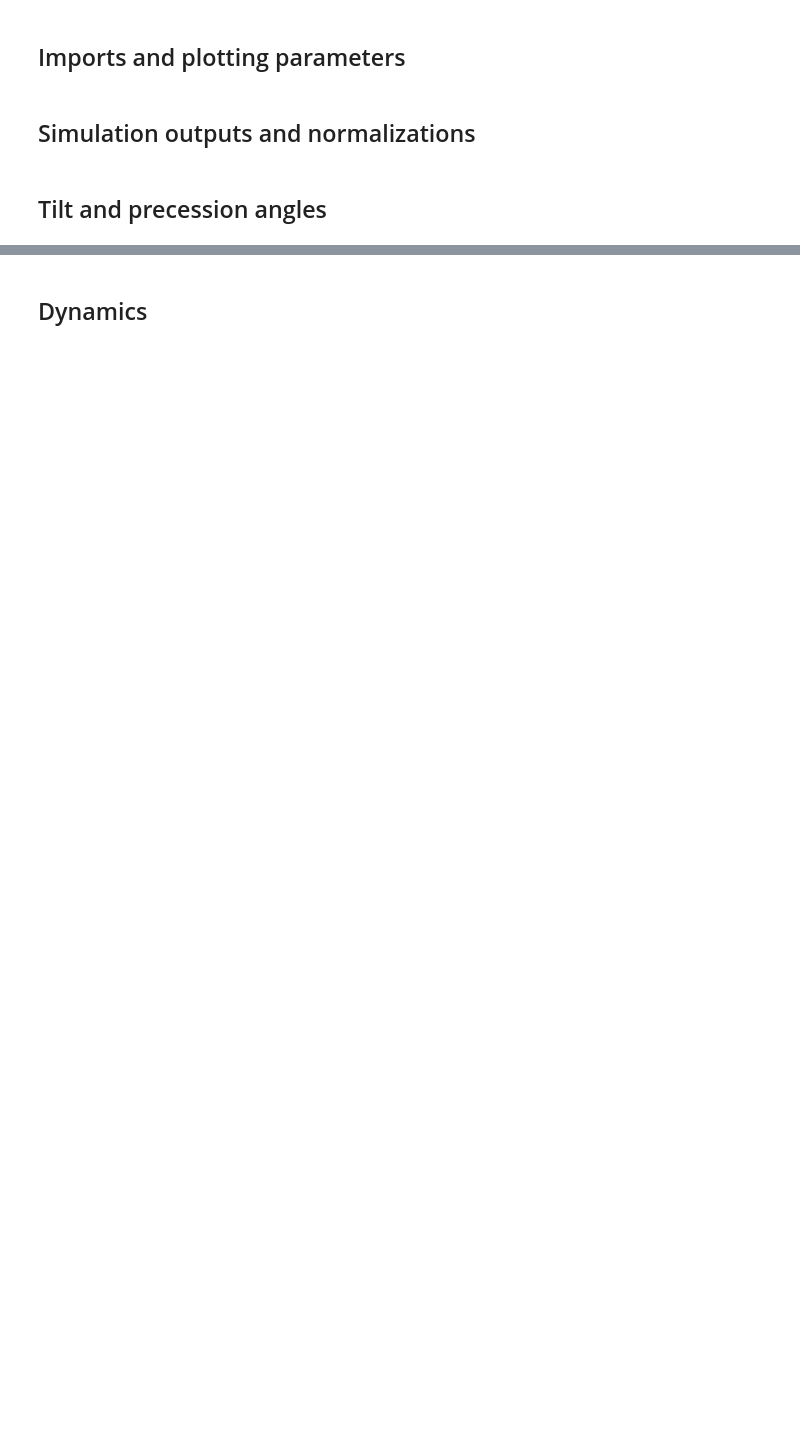
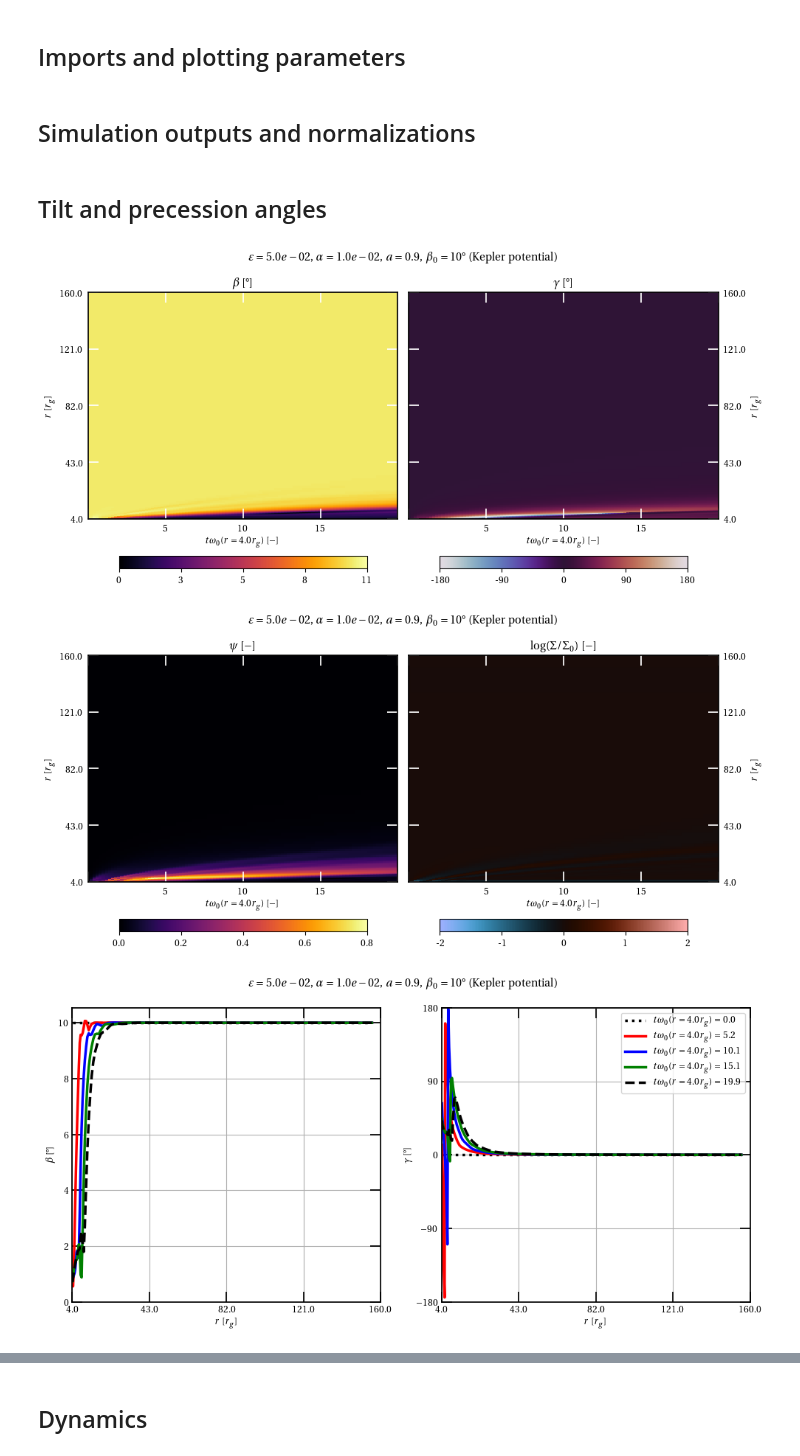
Before and after one commit to geoffreyakb/BP-HD, a Jupyter notebook: postproc.ipynb, the cells around one changed output, grey strips where cells are left out. Saved outputs shown, nothing was run; the diff lists cells and outputs as text; code cells hidden in the pictures; blank space fills up the shorter version.

```diff
--- a/postproc.ipynb
+++ b/postproc.ipynb
@@ -40,7 +40,7 @@ if gravity == "Kepler":
 elif gravity == "Einstein":
     grad_Phi = 1/r_norm**2 + 6/r_norm**3
 omega_orbit = np.sqrt(r_norm * grad_Phi) / (2*np.pi*r_norm)
-n_orbit = 1500
+n_orbit = 20
 t *= omega_orbit
 T, R = np.meshgrid(t, r, indexing="ij")
 
@@ -98,10 +98,10 @@ ax = axs[1]
 ax.set_title(r"$\gamma$ $[$°$]$")
 buff = 180
 ticks = np.linspace(-buff, buff, 5)
-pc0 = ax.pcolormesh(T, R, gamma, cmap="berlin", vmin=-buff, vmax=buff)
+pc0 = ax.pcolormesh(T, R, gamma, cmap="twilight", vmin=-buff, vmax=buff)
 formats = tkr.FormatStrFormatter('%.0f')
 cbar = fig.colorbar(pc0, ax=ax, location="bottom", pad=pad, shrink=shrink, format=formats, ticks=ticks)
-ax.tick_params(axis='both', direction='in', color='black', width=w, length=l, pad=lpad)
+ax.tick_params(axis='both', direction='in', color='white', width=w, length=l, pad=lpad)
 ax.set_facecolor("black")
 ax.set_xlabel(rf"$t\omega_0(r={r_norm}r_g)$ $[-]$")
 ax.set_ylabel(r"$r$ $[r_g]$", labelpad=lpad)
@@ -163,10 +163,10 @@ ticks = np.linspace(-2, 2, 5)
 Sigma_PLOT = np.zeros_like(Sigma)
 for n in range(t.size):
     Sigma_PLOT[n,:] = Sigma[n,:] / Sigma[0,:]
-pc0 = ax.pcolormesh(T, R, np.log10(Sigma_PLOT), cmap="Spectral_r", vmin=-2, vmax=2)
+pc0 = ax.pcolormesh(T, R, np.log10(Sigma_PLOT), cmap="berlin", vmin=-2, vmax=2)
 formats = tkr.FormatStrFormatter('%.0f')
 cbar = fig.colorbar(pc0, ax=ax, location="bottom", pad=pad, shrink=shrink, format=formats, ticks=ticks)
-ax.tick_params(axis='both', direction='in', color='black', width=w, length=l, pad=lpad)
+ax.tick_params(axis='both', direction='in', color='white', width=w, length=l, pad=lpad)
 ax.set_facecolor("black")
 ax.set_xlabel(rf"$t\omega_0(r={r_norm}r_g)$ $[-]$")
 ax.set_ylabel(r"$r$ $[r_g]$", labelpad=lpad)
@@ -203,11 +203,11 @@ n4 = -1
 fig, axs = plt.subplots(1, 2, figsize=(10, 5))
 
 ax = axs[0]
-ax.plot(r, beta[n0,:], color="black", linestyle="dotted")
-ax.plot(r, beta[n1,:], color="red")
-ax.plot(r, beta[n2,:], color="blue")
-ax.plot(r, beta[n3,:], color="green")
-ax.plot(r, beta[n4,:], color="black", linestyle="dashed")
+ax.plot(r, beta[n0,:], color="black", linestyle="dotted", linewidth=2.5)
+ax.plot(r, beta[n1,:], color="red", linewidth=2.5)
+ax.plot(r, beta[n2,:], color="blue", linewidth=2.5)
+ax.plot(r, beta[n3,:], color="green", linewidth=2.5)
+ax.plot(r, beta[n4,:], color="black", linestyle="dashed", linewidth=2.5)
 ax.set_xlim((r_min, r_max))
 xplot = np.linspace(r_min, r_max, 5)
 xl = [f"{i:.1f}" for i in xplot]
@@ -222,11 +222,11 @@ for spine in ax.spines.values():
 ax.grid()
 
 ax = axs[1]
-ax.plot(r, gamma[n0,:], color="black", linestyle="dotted", label=rf"$t\omega_0(r = {r_norm}r_g) =$ {t[n0]:.1f}")
-ax.plot(r, gamma[n1,:], color="red", label=rf"$t\omega_0(r = {r_norm}r_g) =$ {t[n1]:.1f}")
-ax.plot(r, gamma[n2,:], color="blue", label=rf"$t\omega_0(r = {r_norm}r_g) =$ {t[n2]:.1f}")
-ax.plot(r, gamma[n3,:], color="green", label=rf"$t\omega_0(r = {r_norm}r_g) =$ {t[n3]:.1f}")
-ax.plot(r, gamma[n4,:], color="black", linestyle="dashed", label=rf"$t\omega_0(r = {r_norm}r_g) =$ {t[n4]:.1f}")
+ax.plot(r, gamma[n0,:], color="black", linestyle="dotted", label=rf"$t\omega_0(r = {r_norm}r_g) =$ {t[n0]:.1f}", linewidth=2.5)
+ax.plot(r, gamma[n1,:], color="red", label=rf"$t\omega_0(r = {r_norm}r_g) =$ {t[n1]:.1f}", linewidth=2.5)
+ax.plot(r, gamma[n2,:], color="blue", label=rf"$t\omega_0(r = {r_norm}r_g) =$ {t[n2]:.1f}", linewidth=2.5)
+ax.plot(r, gamma[n3,:], color="green", label=rf"$t\omega_0(r = {r_norm}r_g) =$ {t[n3]:.1f}", linewidth=2.5)
+ax.plot(r, gamma[n4,:], color="black", linestyle="dashed", label=rf"$t\omega_0(r = {r_norm}r_g) =$ {t[n4]:.1f}", linewidth=2.5)
 ax.set_xlim((r_min, r_max))
 ax.set_ylim((-180,180))
 yplot = np.linspace(-180, 180, 5)
@@ -259,11 +259,11 @@ n4 = -1
 fig, axs = plt.subplots(1, 2, figsize=(10, 5))
 
 ax = axs[0]
-ax.plot(t, beta[:,n0], color="black", linestyle="dotted")
-ax.plot(t, beta[:,n1], color="red")
-ax.plot(t, beta[:,n2], color="blue")
-ax.plot(t, beta[:,n3], color="green")
-ax.plot(t, beta[:,n4], color="black", linestyle="dashed")
+ax.plot(t, beta[:,n0], color="black", linestyle="dotted", linewidth=2.5)
+ax.plot(t, beta[:,n1], color="red", linewidth=2.5)
+ax.plot(t, beta[:,n2], color="blue", linewidth=2.5)
+ax.plot(t, beta[:,n3], color="green", linewidth=2.5)
+ax.plot(t, beta[:,n4], color="black", linestyle="dashed", linewidth=2.5)
 ax.set_xlim((0, n_orbit))
 xplot = np.linspace(0, n_orbit, 5)
 xl = [f"{i:.0f}" for i in xplot]
@@ -272,35 +272,39 @@ ax.set_ylim(bottom=0)
 ax.set_xlabel(rf"$t\omega_0(r={r_norm}r_g)$ $[-]$")
 ax.set_ylabel(r"$\beta$ $[$°$]$")
 ax.tick_params(axis='y', which='both', direction='in', right=True, width=w, length=l)
 ax.tick_params(axis='x', which='both', direction='in', top=True, width=w, length=l)
 for spine in ax.spines.values():
         spine.set_linewidth(w)
 ax.grid()
 
 ax = axs[1]
-ax.plot(t, gamma[:,n0], color="black", linestyle="dotted", label=rf"$r =$ {r[n0]:.1f}$r_g$")
-ax.plot(t, gamma[:,n1], color="red", label=rf"$r =$ {r[n1]:.1f}$r_g$")
-ax.plot(t, gamma[:,n2], color="blue", label=rf"$r =$ {r[n2]:.1f}$r_g$")
-ax.plot(t, gamma[:,n3], color="green", label=rf"$r =$ {r[n3]:.1f}$r_g$")
-ax.plot(t, gamma[:,n4], color="black", linestyle="dashed", label=rf"$r =$ {r[n4]:.1f}$r_g$")
+ax.plot(t, gamma[:,n0], color="black", linestyle="dotted", label=rf"$r =$ {r[n0]:.1f}$r_g$", linewidth=2.5)
+ax.plot(t, gamma[:,n1], color="red", label=rf"$r =$ {r[n1]:.1f}$r_g$", linewidth=2.5)
+ax.plot(t, gamma[:,n2], color="blue", label=rf"$r =$ {r[n2]:.1f}$r_g$", linewidth=2.5)
+ax.plot(t, gamma[:,n3], color="green", label=rf"$r =$ {r[n3]:.1f}$r_g$", linewidth=2.5)
+ax.plot(t, gamma[:,n4], color="black", linestyle="dashed", label=rf"$r =$ {r[n4]:.1f}$r_g$", linewidth=2.5)
 ax.set_xlim((0, n_orbit))
 ax.set_ylim((-180,180))
 yplot = np.linspace(-180, 180, 5)
 ax.set_yticks(yplot)
 xplot = np.linspace(0, n_orbit, 5)
 xl = [f"{i:.0f}" for i in xplot]
 ax.set_xticks(xplot, xl)
 ax.set_xlabel(rf"$t\omega_0(r={r_norm}r_g)$ $[-]$")
 ax.set_ylabel(r"$\gamma$ $[$°$]$")
 ax.tick_params(axis='y', which='both', direction='in', right=True, width=w, length=l)
 ax.tick_params(axis='x', which='both', direction='in', top=True, width=w, length=l)
 for spine in ax.spines.values():
         spine.set_linewidth(w)
 ax.grid()
 ax.legend()
 
 fig.suptitle(rf"$\varepsilon = {epsilon:.1e}$, $\alpha = {alpha:.1e}$, $a = {spin:0.1f}$, $\beta_0 = {beta_0*180/np.pi:.0f}$° ({gravity} potential)")
 fig.tight_layout()
 plt.savefig(f"./plots/anglesVStime.pdf", bbox_inches='tight')
 plt.show()
 plt.close()
+# %% [output]
+[figure, added]
+[figure, added]
+[figure, added]
```
Also changed, not shown: parts of 2 cells of this notebook, 1 other file.
